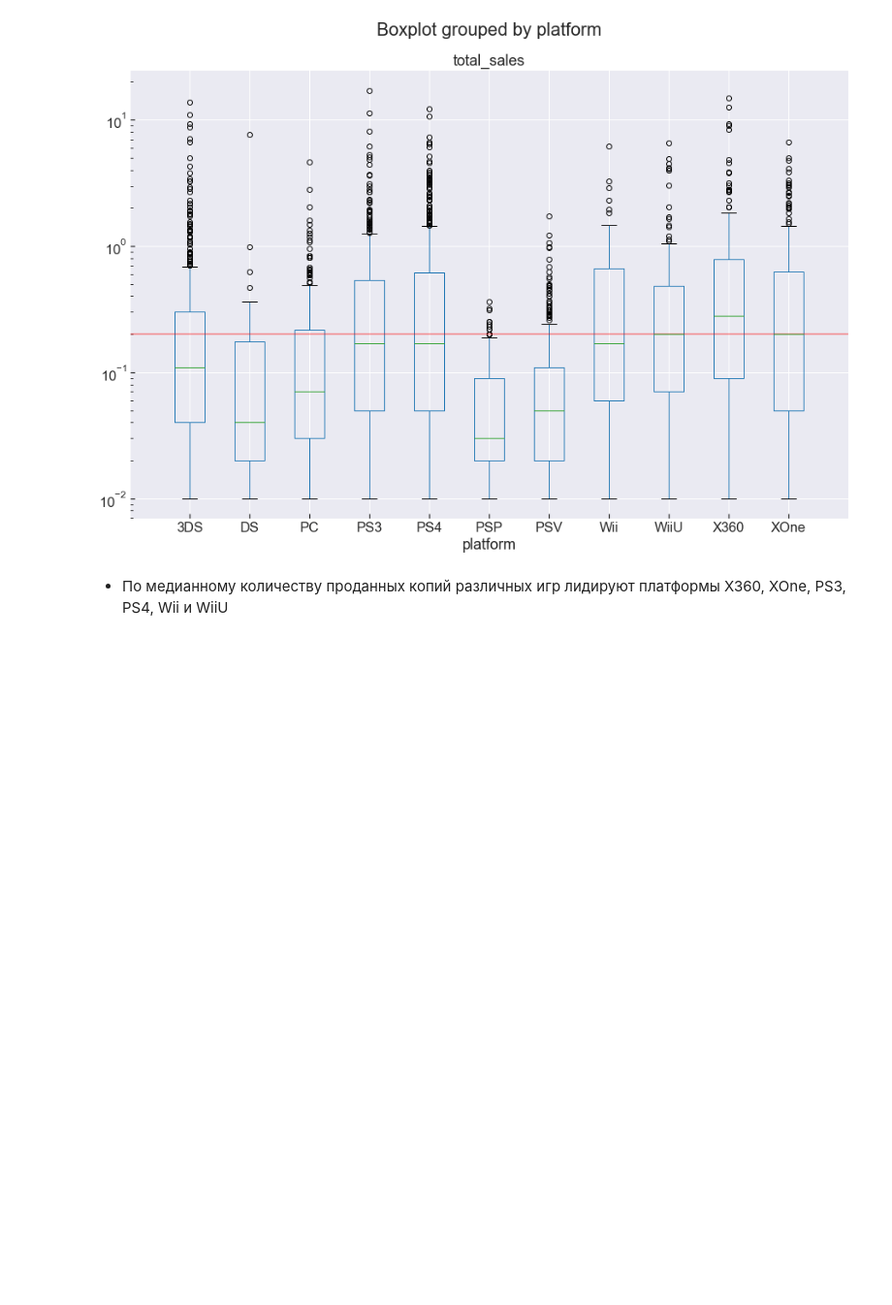
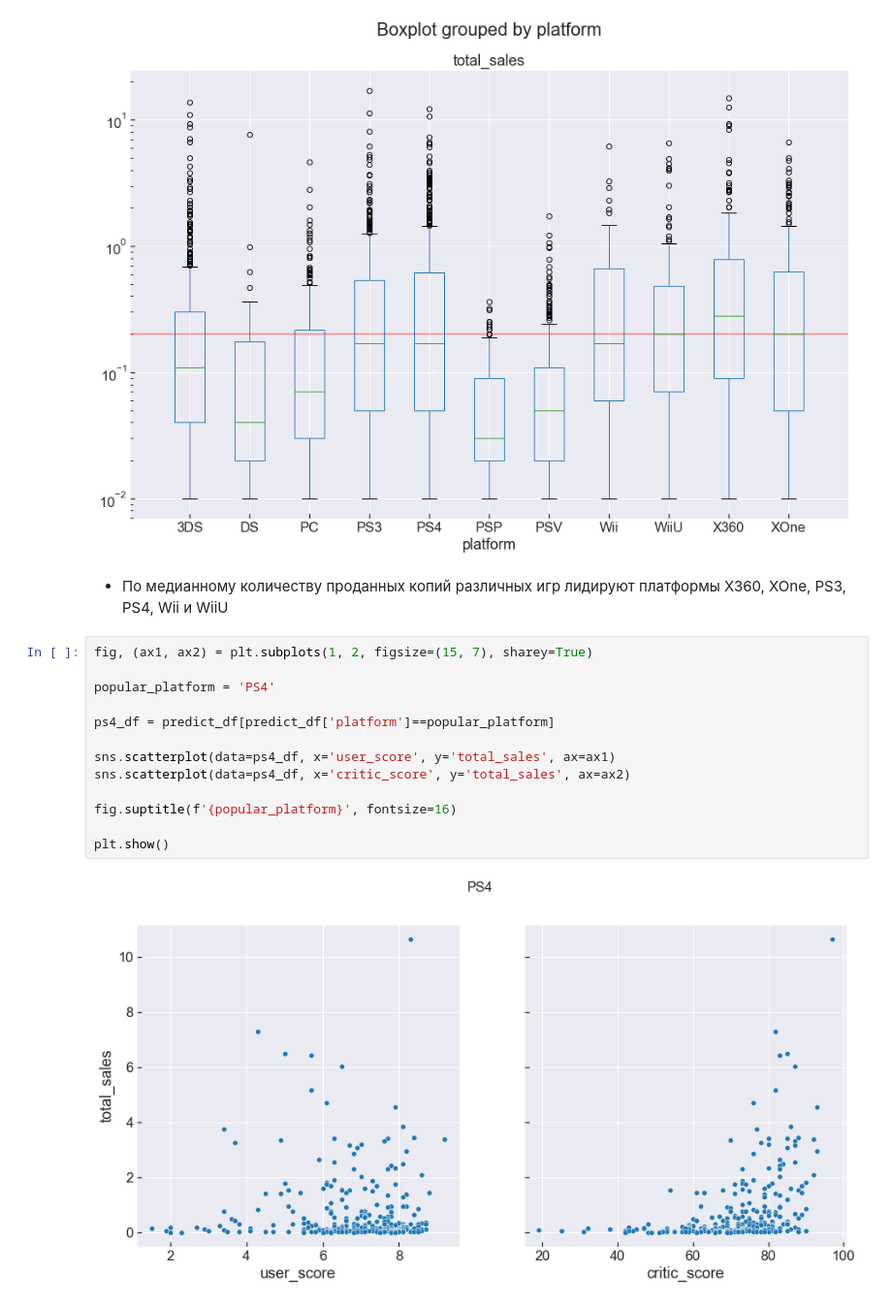
Before and after one commit to mbelveder/praktikum, a Jupyter notebook: gen_project_1/games.ipynb, the cells around one changed output. Shown at 97% size. Cells and saved outputs as stored; diff of their text form; blank space fills up the shorter version.

```diff
--- a/gen_project_1/games.ipynb
+++ b/gen_project_1/games.ipynb
@@ -282,3 +282,18 @@ plt.show()
 [figure]
 # %% [markdown]
 - По медианному количеству проданных копий различных игр лидируют платформы X360, XOne, PS3, PS4, Wii и WiiU
+# %%
+fig, (ax1, ax2) = plt.subplots(1, 2, figsize=(15, 7), sharey=True)
+
+popular_platform = 'PS4'
+
+ps4_df = predict_df[predict_df['platform']==popular_platform]
+
+sns.scatterplot(data=ps4_df, x='user_score', y='total_sales', ax=ax1)
+sns.scatterplot(data=ps4_df, x='critic_score', y='total_sales', ax=ax2)
+
+fig.suptitle(f'{popular_platform}', fontsize=16)
+
+plt.show()
+# %% [output]
+[figure, added]
```
Also changed, not shown: parts of 8 cells of this notebook, 1 other file.
